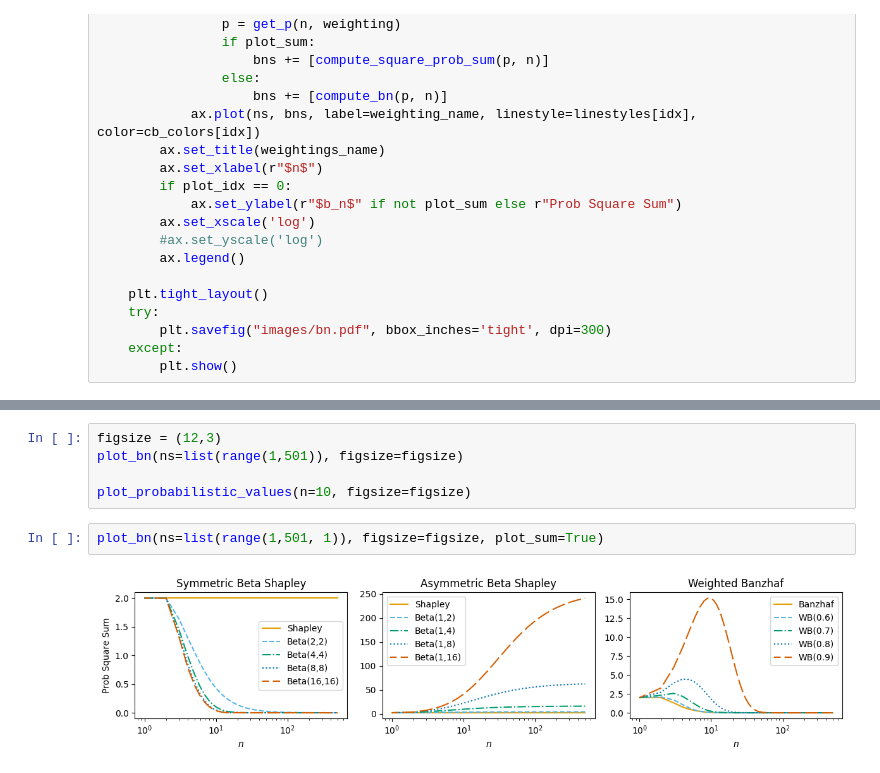
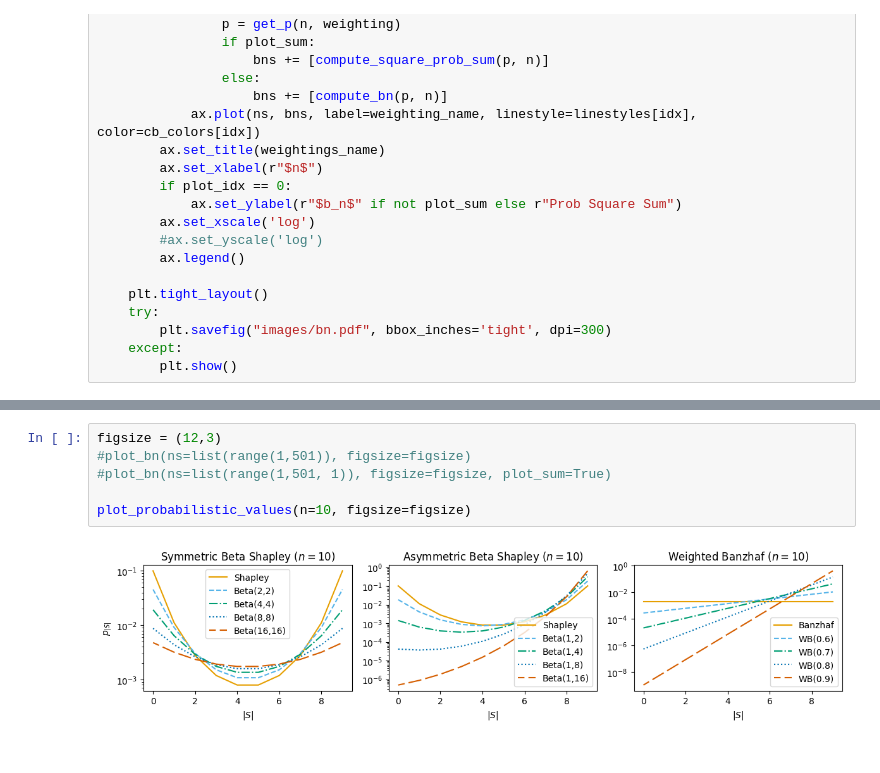
Before and after one commit to rtealwitter/regressionMSR, a Jupyter notebook: plot_pretty.ipynb, the cells around one changed output, grey strips where cells are left out. Saved outputs shown, nothing was run; the diff lists cells and outputs as text.

```diff
--- a/plot_pretty.ipynb
+++ b/plot_pretty.ipynb
@@ -116,9 +154,8 @@ def plot_bn(ns, figsize, plot_sum=False):
 # %%
 figsize = (12,3)
-plot_bn(ns=list(range(1,501)), figsize=figsize)
+#plot_bn(ns=list(range(1,501)), figsize=figsize)
+#plot_bn(ns=list(range(1,501, 1)), figsize=figsize, plot_sum=True)
 
 plot_probabilistic_values(n=10, figsize=figsize)
+# %% [output]
+[figure, added]
-# %%
-plot_bn(ns=list(range(1,501, 1)), figsize=figsize, plot_sum=True)
-# %% [output]
-[figure, removed]
```
Also changed, not shown: parts of 1 cell of this notebook, 4 other files.
